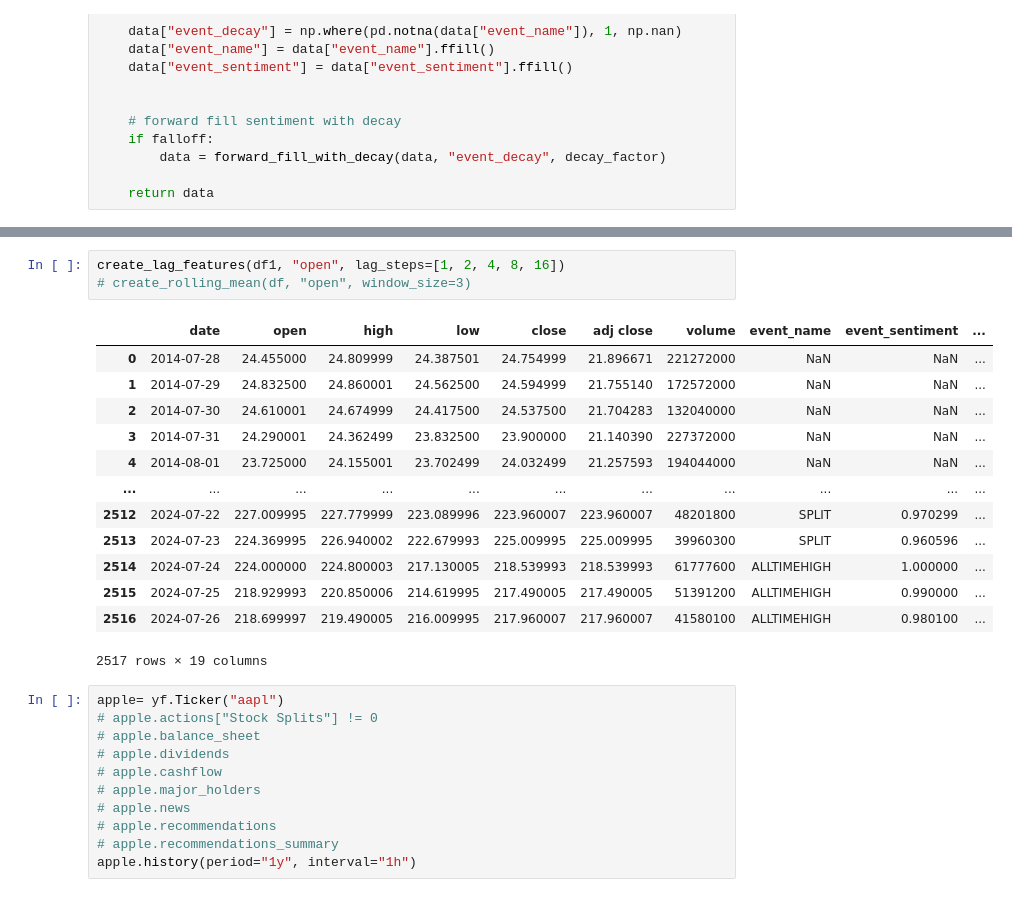
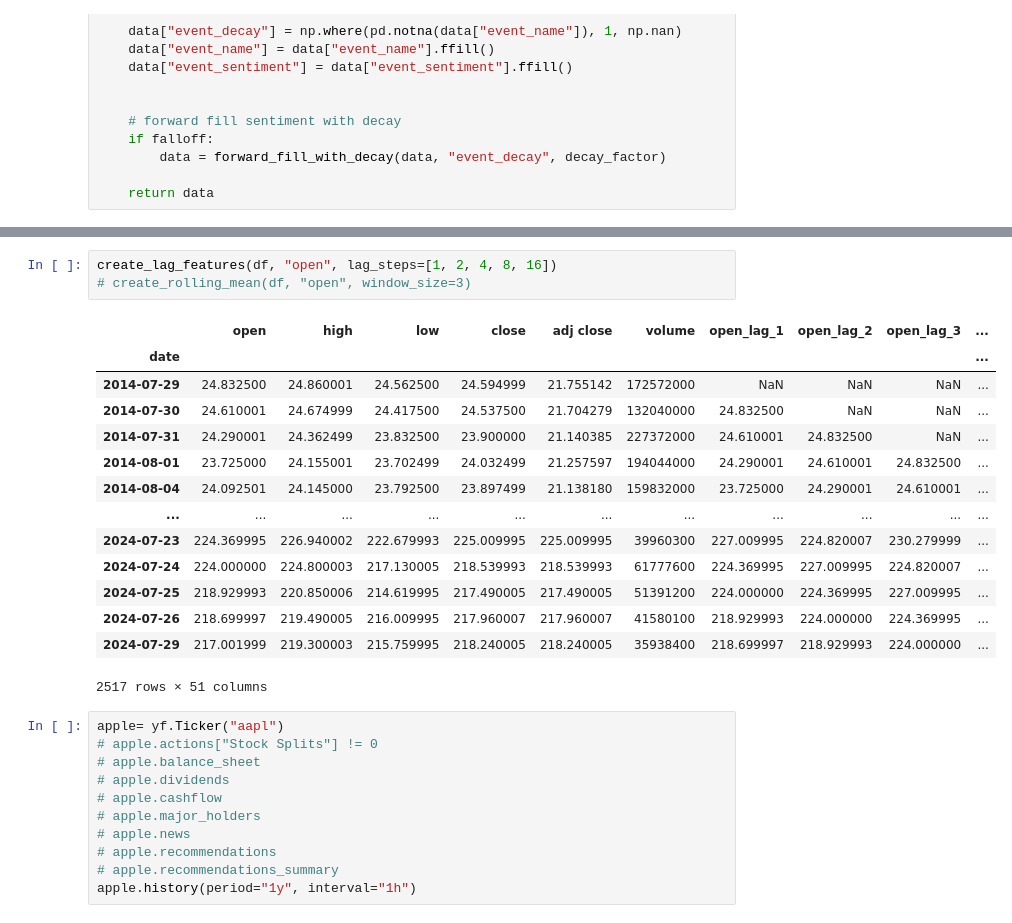
Before and after one commit to uhstray-io/PyStockBot, a Jupyter notebook: stock_training2_xgboost.ipynb, the cells around one changed output, grey strips where cells are left out. Cells and saved outputs as stored; diff of their text form.

```diff
--- a/stock_training2_xgboost.ipynb
+++ b/stock_training2_xgboost.ipynb
@@ -164,20 +152,21 @@ df1.tail(10)
 # %%
-create_lag_features(df1, "open", lag_steps=[1, 2, 4, 8, 16])
+create_lag_features(df, "open", lag_steps=[1, 2, 4, 8, 16])
 # create_rolling_mean(df, "open", window_size=3)
 # %% [output]
-|  | date | open | high | low | close | adj close | volume | event_name | event_sentiment | ... |
-| 0 | 2014-07-28 | 24.455000 | 24.809999 | 24.387501 | 24.754999 | 21.896671 | 221272000 | NaN | NaN | ... |
-| 1 | 2014-07-29 | 24.832500 | 24.860001 | 24.562500 | 24.594999 | 21.755140 | 172572000 | NaN | NaN | ... |
-| 2 | 2014-07-30 | 24.610001 | 24.674999 | 24.417500 | 24.537500 | 21.704283 | 132040000 | NaN | NaN | ... |
-| 3 | 2014-07-31 | 24.290001 | 24.362499 | 23.832500 | 23.900000 | 21.140390 | 227372000 | NaN | NaN | ... |
-| 4 | 2014-08-01 | 23.725000 | 24.155001 | 23.702499 | 24.032499 | 21.257593 | 194044000 | NaN | NaN | ... |
+|  | open | high | low | close | adj close | volume | open_lag_1 | open_lag_2 | open_lag_3 | ... |
+| date |  |  |  |  |  |  |  |  |  | ... |
+| 2014-07-29 | 24.832500 | 24.860001 | 24.562500 | 24.594999 | 21.755142 | 172572000 | NaN | NaN | NaN | ... |
+| 2014-07-30 | 24.610001 | 24.674999 | 24.417500 | 24.537500 | 21.704279 | 132040000 | 24.832500 | NaN | NaN | ... |
+| 2014-07-31 | 24.290001 | 24.362499 | 23.832500 | 23.900000 | 21.140385 | 227372000 | 24.610001 | 24.832500 | NaN | ... |
+| 2014-08-01 | 23.725000 | 24.155001 | 23.702499 | 24.032499 | 21.257597 | 194044000 | 24.290001 | 24.610001 | 24.832500 | ... |
+| 2014-08-04 | 24.092501 | 24.145000 | 23.792500 | 23.897499 | 21.138180 | 159832000 | 23.725000 | 24.290001 | 24.610001 | ... |
 | ... | ... | ... | ... | ... | ... | ... | ... | ... | ... | ... |
-| 2512 | 2024-07-22 | 227.009995 | 227.779999 | 223.089996 | 223.960007 | 223.960007 | 48201800 | SPLIT | 0.970299 | ... |
-| 2513 | 2024-07-23 | 224.369995 | 226.940002 | 222.679993 | 225.009995 | 225.009995 | 39960300 | SPLIT | 0.960596 | ... |
-| 2514 | 2024-07-24 | 224.000000 | 224.800003 | 217.130005 | 218.539993 | 218.539993 | 61777600 | ALLTIMEHIGH | 1.000000 | ... |
-| 2515 | 2024-07-25 | 218.929993 | 220.850006 | 214.619995 | 217.490005 | 217.490005 | 51391200 | ALLTIMEHIGH | 0.990000 | ... |
-| 2516 | 2024-07-26 | 218.699997 | 219.490005 | 216.009995 | 217.960007 | 217.960007 | 41580100 | ALLTIMEHIGH | 0.980100 | ... |
+| 2024-07-23 | 224.369995 | 226.940002 | 222.679993 | 225.009995 | 225.009995 | 39960300 | 227.009995 | 224.820007 | 230.279999 | ... |
+| 2024-07-24 | 224.000000 | 224.800003 | 217.130005 | 218.539993 | 218.539993 | 61777600 | 224.369995 | 227.009995 | 224.820007 | ... |
+| 2024-07-25 | 218.929993 | 220.850006 | 214.619995 | 217.490005 | 217.490005 | 51391200 | 224.000000 | 224.369995 | 227.009995 | ... |
+| 2024-07-26 | 218.699997 | 219.490005 | 216.009995 | 217.960007 | 217.960007 | 41580100 | 218.929993 | 224.000000 | 224.369995 | ... |
+| 2024-07-29 | 217.001999 | 219.300003 | 215.759995 | 218.240005 | 218.240005 | 35938400 | 218.699997 | 218.929993 | 224.000000 | ... |
-2517 rows × 19 columns
+2517 rows × 51 columns
 # %%
 apple= yf.Ticker("aapl")
 # apple.actions["Stock Splits"] != 0
```
Also changed, not shown: parts of 4 cells of this notebook, 2 other files.
